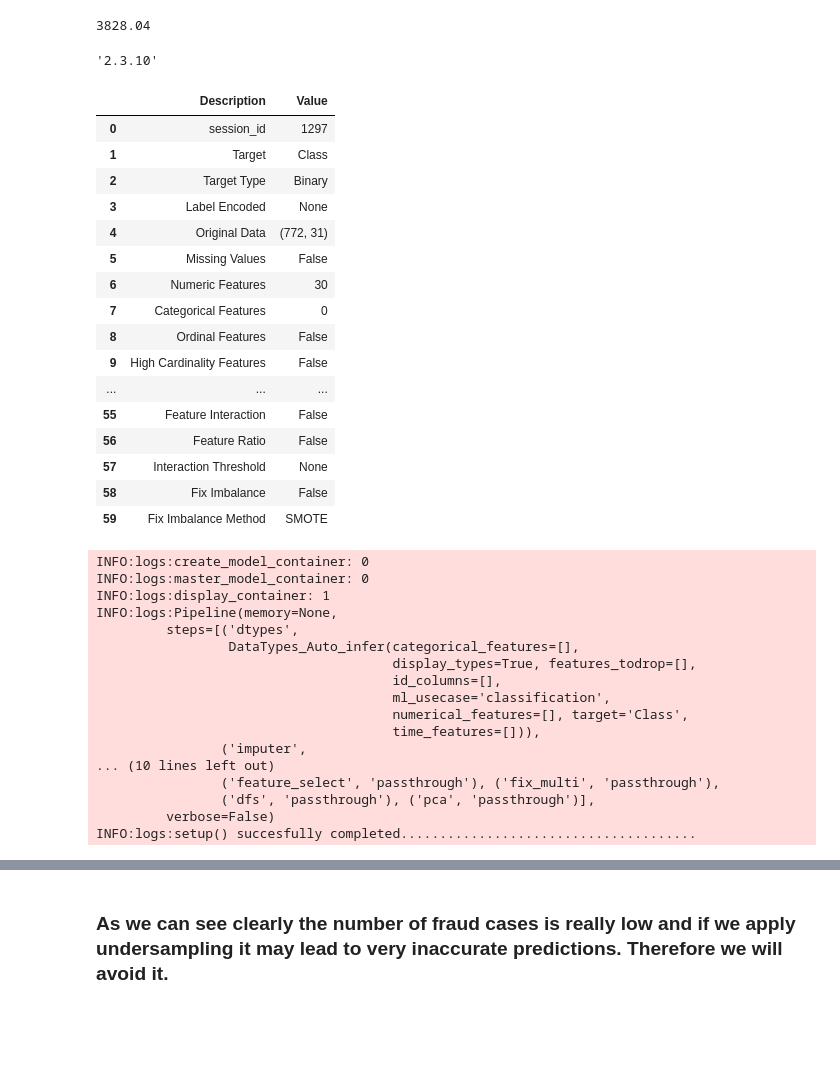
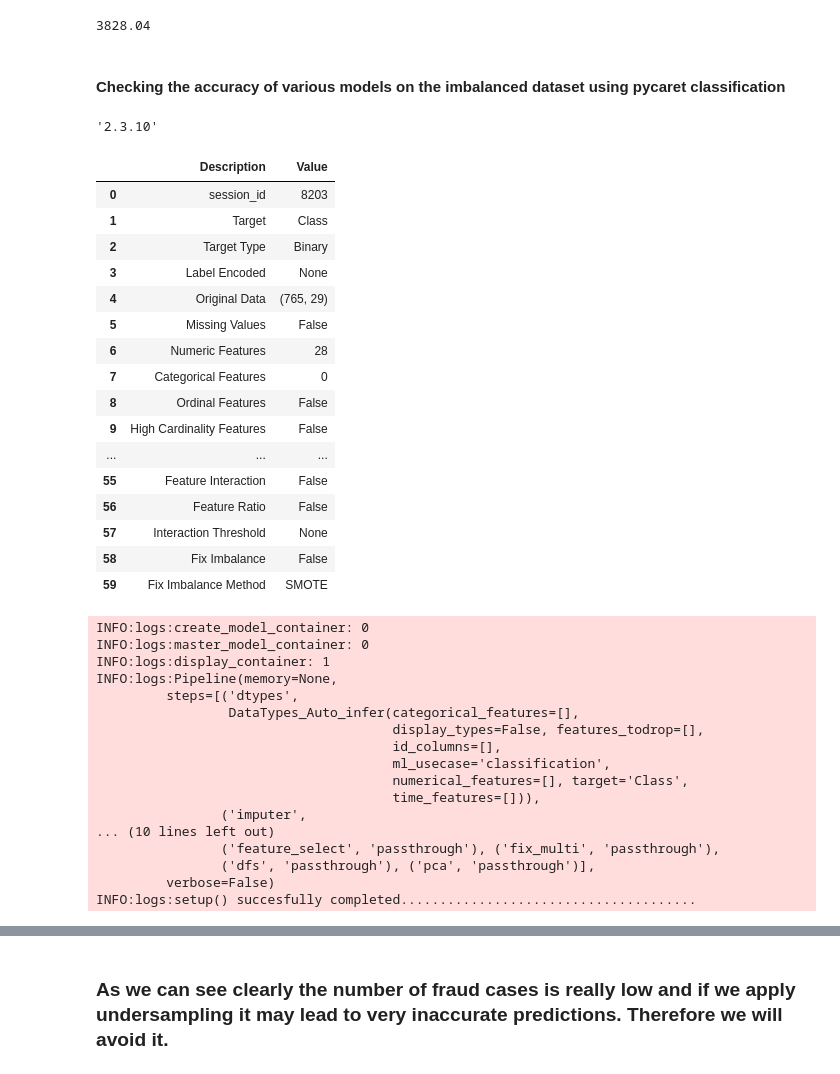
Before and after one commit to sailohitaksh-cryptic/Credit-Fraud-Detection, a Jupyter notebook: machine_models.ipynb, the cells around one changed output, grey strips where cells are left out. Saved outputs shown, nothing was run; the diff lists cells and outputs as text; code cells hidden in the pictures; blank space fills up the shorter version.

```diff
--- a/machine_models.ipynb
+++ b/machine_models.ipynb
@@ -75,3 +75,5 @@ fraud_percentage = round(fraudulent/normal*100, 2)
 fraud_percentage
 # %% [output]
 1.18
+# %%
+data.drop_duplicates(inplace=True)
@@ -83,3 +95,7 @@ min(data.Amount)
 max(data.Amount)
 # %% [output]
 3828.04
+# %%
+data=data.drop('Time',axis=1)
+# %%
+data=data.drop('Amount',axis=1)
@@ -86 +106,3 @@ max(data.Amount)
+# %% [markdown]
+#### Checking the accuracy of various models on the imbalanced dataset using pycaret classification
 # %%
@@ -92,16 +114,16 @@ pycaret.__version__
 '2.3.10'
 # %%
 from pycaret.classification import *
-clf1 = setup(data=data, target='Class')
+clf1 = setup(data=data, target='Class',silent=True)
 # %% [output]
 |  | Description | Value |
-| 0 | session_id | 1297 |
+| 0 | session_id | 8203 |
 | 1 | Target | Class |
 | 2 | Target Type | Binary |
 | 3 | Label Encoded | None |
-| 4 | Original Data | (772, 31) |
+| 4 | Original Data | (765, 29) |
 | 5 | Missing Values | False |
-| 6 | Numeric Features | 30 |
+| 6 | Numeric Features | 28 |
 | 7 | Categorical Features | 0 |
 | 8 | Ordinal Features | False |
 | 9 | High Cardinality Features | False |
@@ -117,7 +139,7 @@ INFO:logs:display_container: 1
 INFO:logs:Pipeline(memory=None,
          steps=[('dtypes',
                  DataTypes_Auto_infer(categorical_features=[],
-                                      display_types=True, features_todrop=[],
+                                      display_types=False, features_todrop=[],
                                       id_columns=[],
                                       ml_usecase='classification',
                                       numerical_features=[], target='Class',
```
Also changed, not shown: parts of 116 cells of this notebook.
